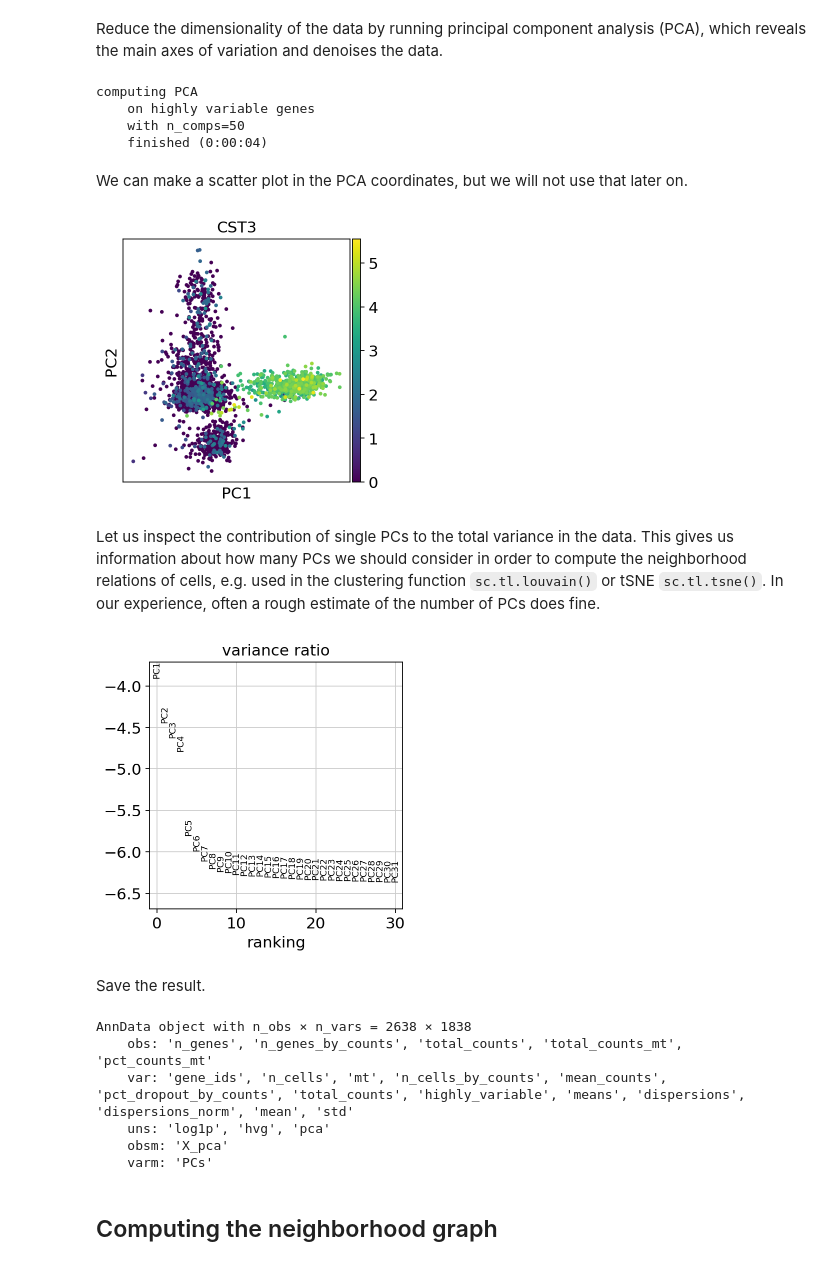
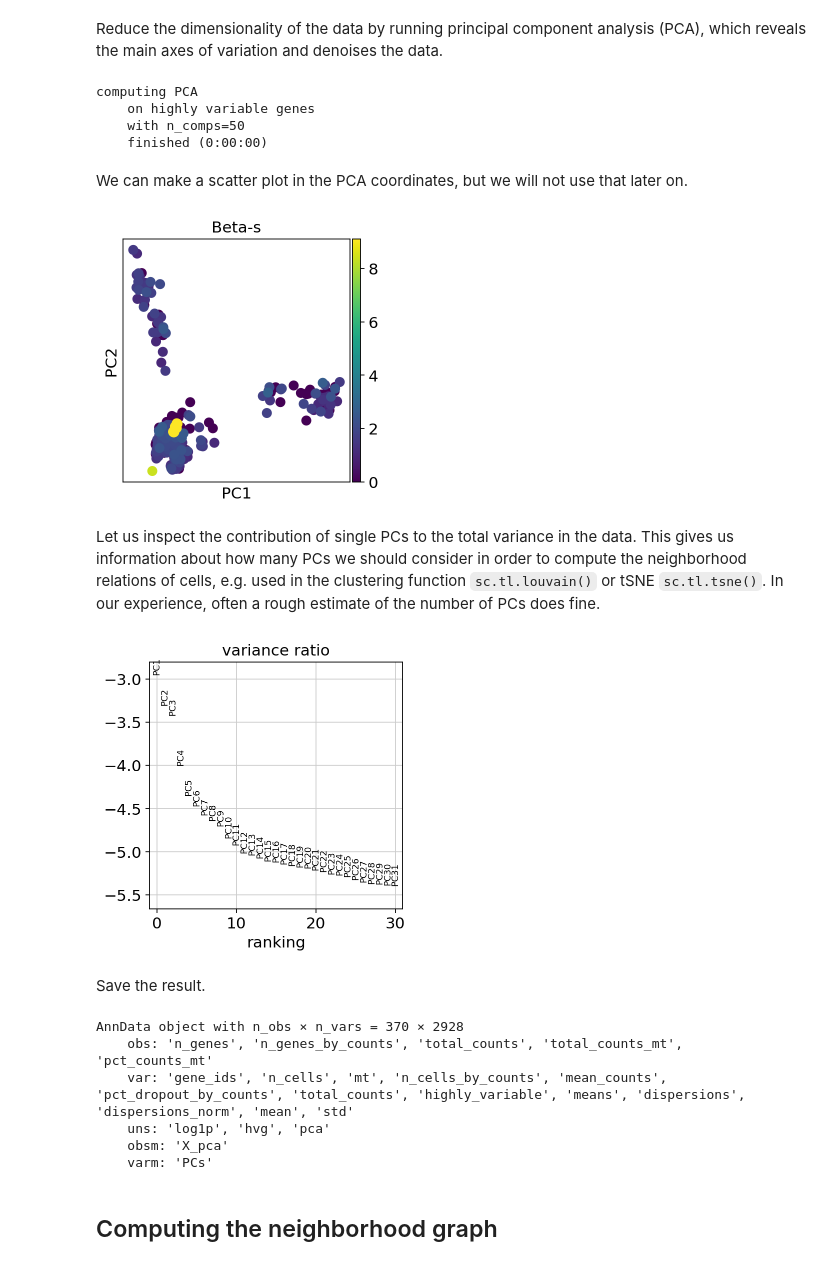
Before and after one commit to arcotan/single-cell-data-analysis, a Jupyter notebook: scanpy/matteo.ipynb, the cells around one changed output. Cells and saved outputs as stored; diff of their text form; code cells hidden in the pictures.

```diff
--- a/scanpy/matteo.ipynb
+++ b/scanpy/matteo.ipynb
@@ -27,7 +27,7 @@ results_file = 'write/pbmc3k.h5ad'  # the file that will store the analysis resu
 Read in the count matrix into an [AnnData](https://anndata.readthedocs.io/en/latest/anndata.AnnData.html) object, which holds many slots for annotations and different representations of the data. It also comes with its own HDF5-based file format: `.h5ad`.
 # %%
 adata = sc.read_10x_mtx(
-    'data/filtered_gene_bc_matrices/hg19/',  # the directory with the `.mtx` file
+    '../dataset/tabulamuris/droplet/Heart_and_Aorta-10X_P7_4',  # the directory with the `.mtx` file
     var_names='gene_symbols',                # use gene symbols for the variable names (variables-axis index)
-    cache=True)                              # write a cache file for faster subsequent reading
+    cache=False)                              # write a cache file for faster subsequent reading
 # %% [output]
@@ -174,18 +175,18 @@ sc.tl.pca(adata, svd_solver='arpack')
 computing PCA
     on highly variable genes
     with n_comps=50
-    finished (0:00:04)
+    finished (0:00:00)
 # %% [markdown]
 We can make a scatter plot in the PCA coordinates, but we will not use that later on.
 # %%
-sc.pl.pca(adata, color='CST3')
+sc.pl.pca(adata, color='Beta-s')
 # %% [output]
-[figure, old version]
+[figure, new version]
 # %% [markdown]
 Let us inspect the contribution of single PCs to the total variance in the data. This gives us information about how many PCs we should consider in order to compute the neighborhood relations of cells, e.g. used in the clustering function  `sc.tl.louvain()` or tSNE `sc.tl.tsne()`. In our experience, often a rough estimate of the number of PCs does fine.
 # %%
 sc.pl.pca_variance_ratio(adata, log=True)
 # %% [output]
-[figure, old version]
+[figure, new version]
 # %% [markdown]
 Save the result.
@@ -194,7 +193,7 @@ adata.write(results_file)
 # %%
 adata
 # %% [output]
-AnnData object with n_obs × n_vars = 2638 × 1838
+AnnData object with n_obs × n_vars = 370 × 2928
     obs: 'n_genes', 'n_genes_by_counts', 'total_counts', 'total_counts_mt', 'pct_counts_mt'
     var: 'gene_ids', 'n_cells', 'mt', 'n_cells_by_counts', 'mean_counts', 'pct_dropout_by_counts', 'total_counts', 'highly_variable', 'means', 'dispersions', 'dispersions_norm', 'mean', 'std'
     uns: 'log1p', 'hvg', 'pca'
```
Also changed, not shown: parts of 27 cells of this notebook, 4 other files.
